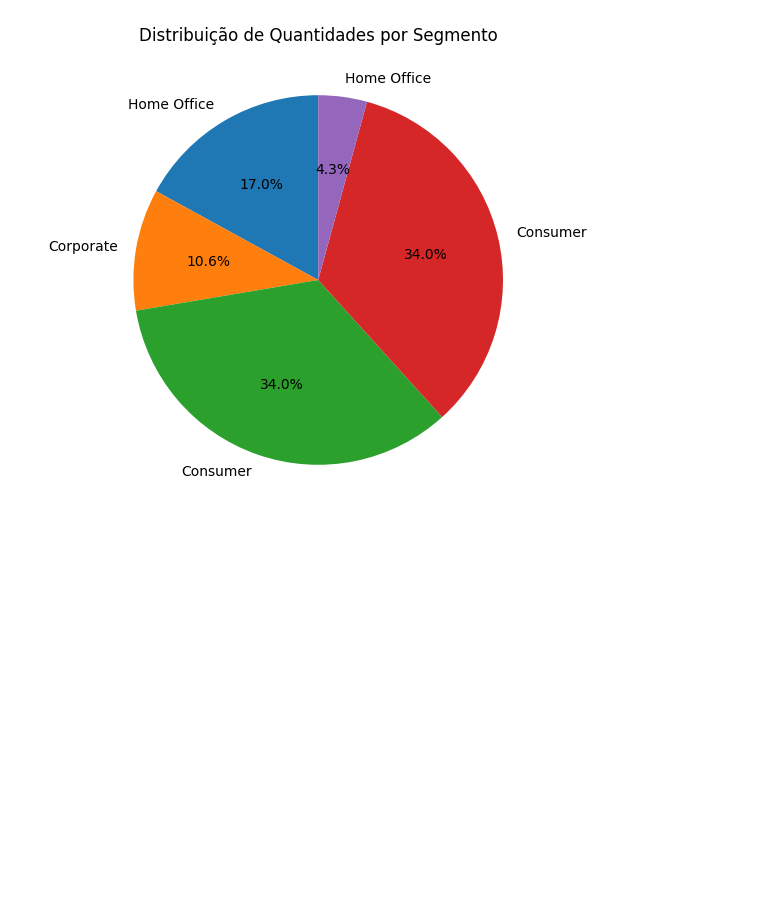
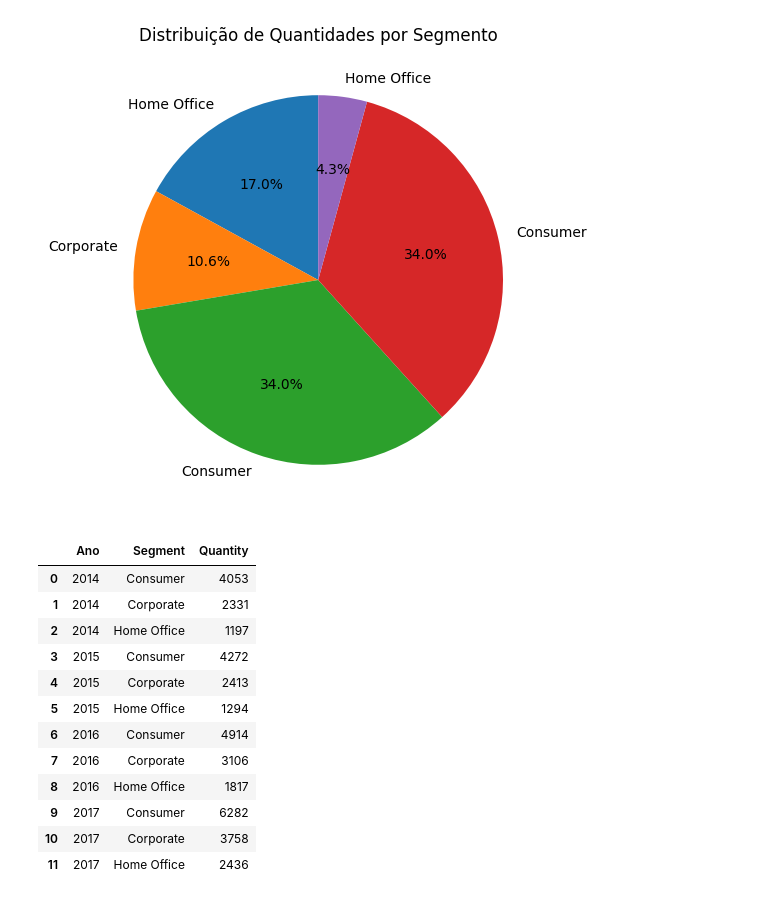
Before and after one commit to Jaumzinho109/Atvds_do_dsa, a Jupyter notebook: projetoexcel.ipynb, the cells around one changed output. Drawn from its saved outputs; the diff is of its cells as text; code cells hidden in the pictures; blank space fills up the shorter version.

```diff
--- a/projetoexcel.ipynb
+++ b/projetoexcel.ipynb
@@ -2,6 +2,8 @@
 import pandas as pd
 planilha = pd.read_excel(r'C:\Users\joaoh\OneDrive\Área de Trabalho\Sample - Superstore.xls')
 df = pd.DataFrame(planilha)
+df['Order Date'] = pd.to_datetime(df['Order Date'])
+df['Ano'] = df['Order Date'].dt.year
 display(df)
 # %% [output]
 |  | Row ID | Order ID | Order Date | Ship Date | Ship Mode | Customer ID | Customer Name | Segment | Country | ... |
@@ -99,3 +100,22 @@ plt.title('Distribuição de Quantidades por Segmento')
 plt.show()
 # %% [output]
 [figure]
+# %%
+# exercício 6
+agrupado_novo = df.groupby(['Ano', 'Segment'])['Quantity'].sum().reset_index()
+
+display(agrupado_novo)
+# %% [output]
+|  | Ano | Segment | Quantity |
+| 0 | 2014 | Consumer | 4053 |
+| 1 | 2014 | Corporate | 2331 |
+| 2 | 2014 | Home Office | 1197 |
+| 3 | 2015 | Consumer | 4272 |
+| 4 | 2015 | Corporate | 2413 |
+| 5 | 2015 | Home Office | 1294 |
+| 6 | 2016 | Consumer | 4914 |
+| 7 | 2016 | Corporate | 3106 |
+| 8 | 2016 | Home Office | 1817 |
+| 9 | 2017 | Consumer | 6282 |
+| 10 | 2017 | Corporate | 3758 |
+| 11 | 2017 | Home Office | 2436 |
```
Also changed, not shown: parts of 2 cells of this notebook.
